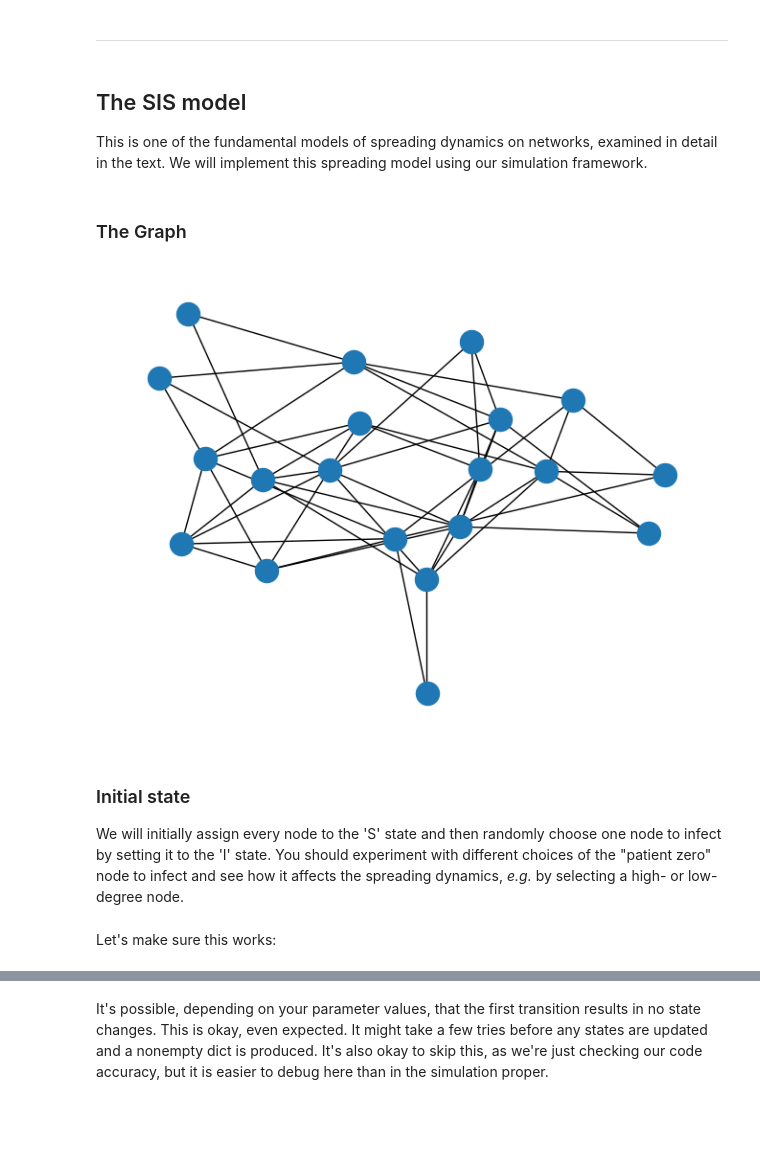
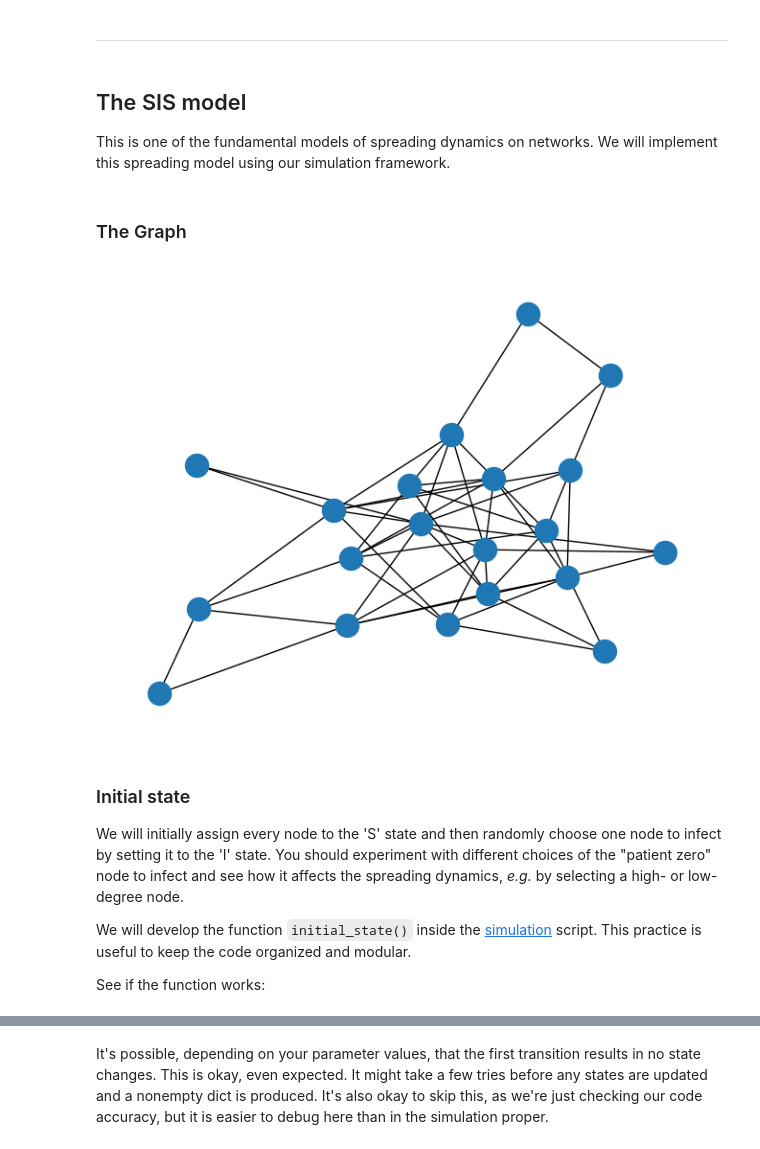
Before and after one commit to daniprec/BAM-Applied-Math-Lab, a Jupyter notebook: sessions/s08_networks_complex/networkx_dynamics.ipynb, the cells around one changed output, grey strips where cells are left out. Saved outputs shown, nothing was run; the diff lists cells and outputs as text; code cells hidden in the pictures; blank space fills up the shorter version.

```diff
--- a/sessions/s08_networks_complex/networkx_dynamics.ipynb
+++ b/sessions/s08_networks_complex/networkx_dynamics.ipynb
@@ -15,17 +23,28 @@ from simulation import Simulation
 # %% [markdown]
 ## The SIS model
 
-This is one of the fundamental models of spreading dynamics on networks, examined in detail in the text. We will implement this spreading model using our simulation framework.
+This is one of the fundamental models of spreading dynamics on networks. We will implement this spreading model using our simulation framework.
 # %% [markdown]
 ### The Graph
-# %%
-G = nx.gnm_random_graph(20, 50)
-nx.draw(G)
-plt.show()
-plt.close()
-# %% [output]
-[figure, removed]
+# %%
+num_nodes = 20
+num_edges = 50
+
+# Set the random seed for reproducibility
+random.seed(0)
+# Generate a random graph
+G = nx.gnm_random_graph(num_nodes, num_edges)
+pos = nx.spring_layout(G)
+nx.draw(G, pos)
+plt.show()
+plt.close()
+# %% [output]
+[figure, added]
 # %% [markdown]
 ### Initial state
 
 We will initially assign every node to the 'S' state and then randomly choose one node to infect by setting it to the 'I' state. You should experiment with different choices of the "patient zero" node to infect and see how it affects the spreading dynamics, _e.g._ by selecting a high- or low-degree node.
+
+We will develop the function `initial_state()` inside the [simulation](simulation.py) script. This practice is useful to keep the code organized and modular.
+
+See if the function works:
@@ -41,5 +51,3 @@ def initial_state(G: nx.Graph) -> dict:
-# %% [markdown]
-Let's make sure this works:
 # %%
 initial_state(G)
 # %% [output]
```
Also changed, not shown: parts of 12 cells of this notebook, 1 other file.
